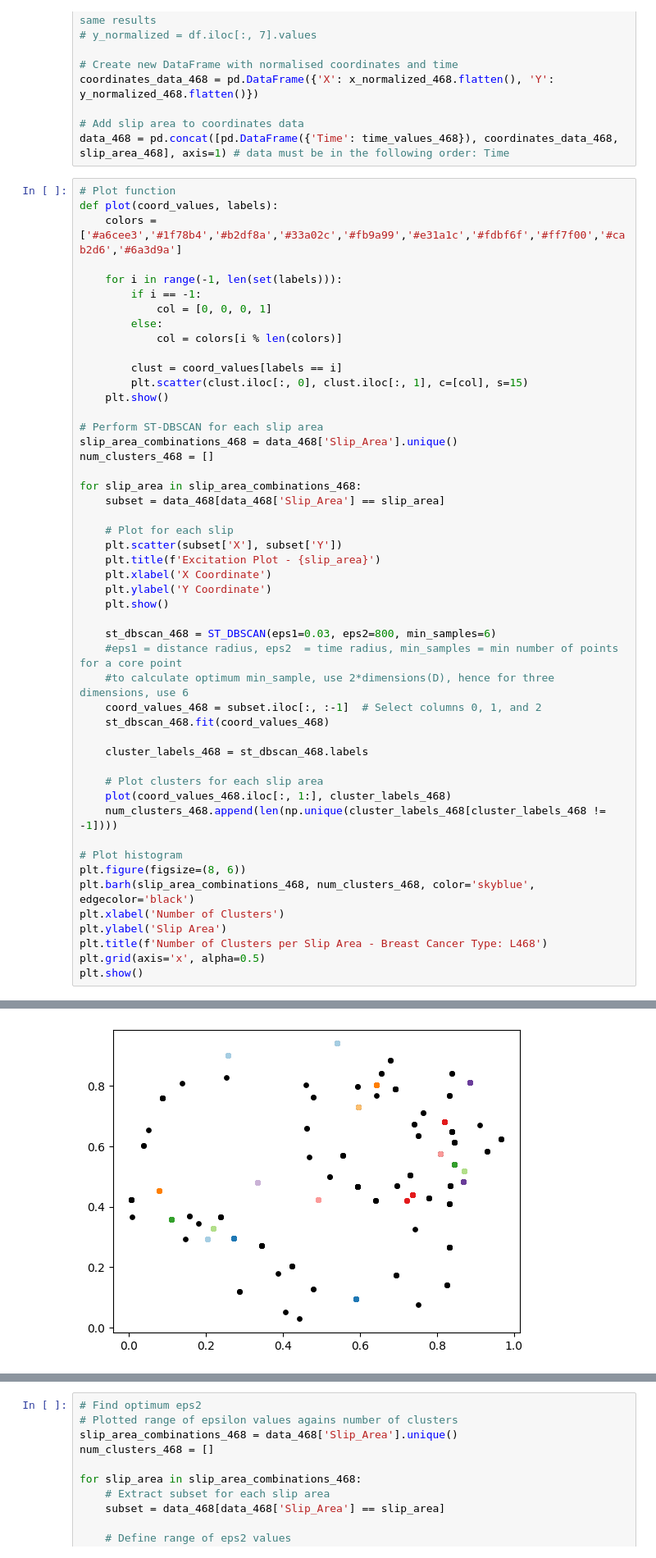
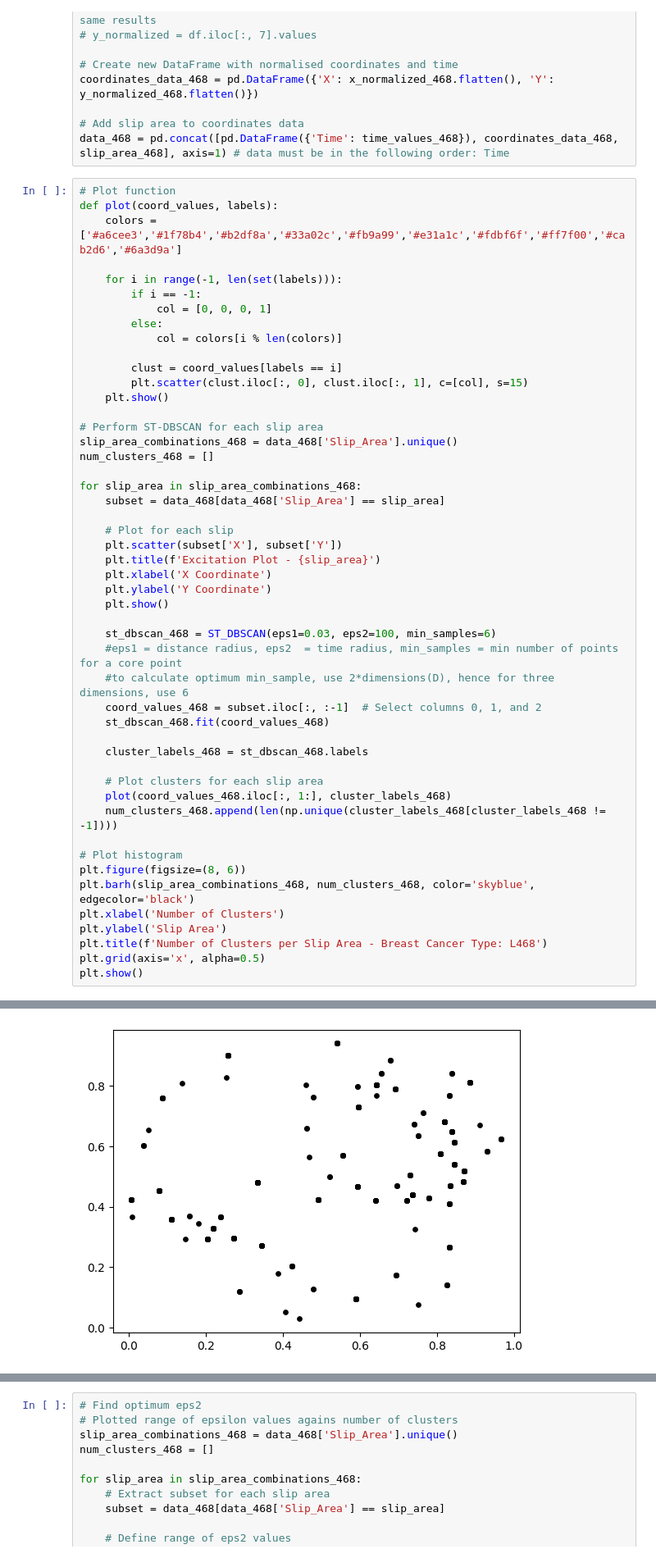
Before and after one commit to Breast-cancer-analysis/ST-DBSCAN, a Jupyter notebook: ST-DBSCAN.ipynb, the cells around one changed output, grey strips where cells are left out. Shown at 82% size. Drawn from its saved outputs; the diff is of its cells as text.

```diff
--- a/ST-DBSCAN.ipynb
+++ b/ST-DBSCAN.ipynb
@@ -99,7 +99,7 @@ for slip_area in slip_area_combinations_468:
     plt.ylabel('Y Coordinate')
     plt.show()
 
-    st_dbscan_468 = ST_DBSCAN(eps1=0.03, eps2=800, min_samples=6)
+    st_dbscan_468 = ST_DBSCAN(eps1=0.03, eps2=100, min_samples=6)
     #eps1 = distance radius, eps2  = time radius, min_samples = min number of points for a core point
     #to calculate optimum min_sample, use 2*dimensions(D), hence for three dimensions, use 6
     coord_values_468 = subset.iloc[:, :-1]  # Select columns 0, 1, and 2
@@ -125,3 +125,3 @@ plt.show()
 [figure]
-[figure, old version]
+[figure, new version]
 [figure]
```
Also changed, not shown: parts of 4 cells of this notebook.
